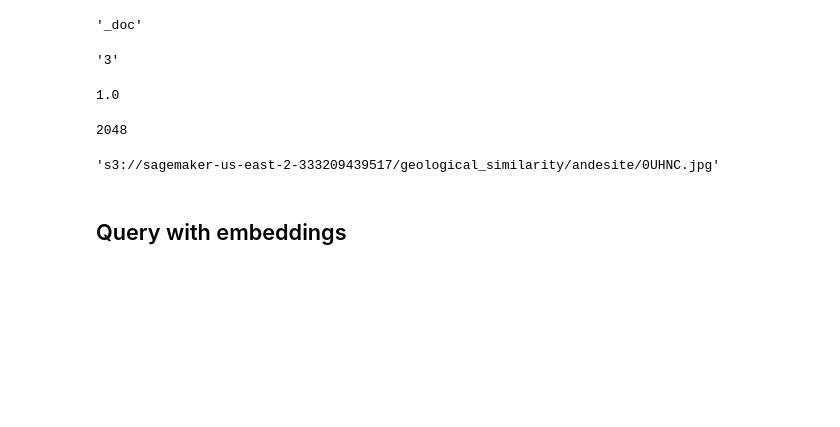
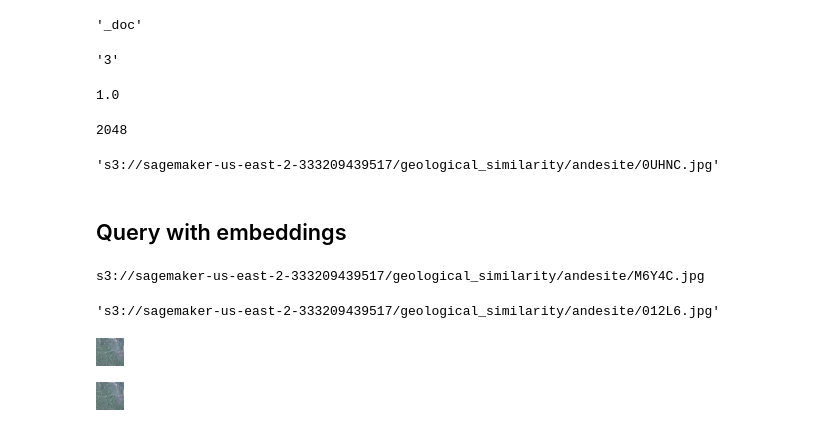
Before and after one commit to cacerca1/ImageSearch, a Jupyter notebook: AWS_test.ipynb, the cells around one changed output. Drawn from its saved outputs; the diff is of its cells as text; code cells hidden in the pictures; blank space fills up the shorter version.

```diff
--- a/AWS_test.ipynb
+++ b/AWS_test.ipynb
@@ -602,0 +680,24 @@ num_similar_images = 4
+# %%
+ii = 5
+print(res['hits']['hits'][ii]['_source']['uri'])
+query_embeddings = res['hits']['hits'][ii]['_source']['embeddings']
+num_similar_images = 10
+# %% [output]
+s3://sagemaker-us-east-2-333209439517/geological_similarity/andesite/M6Y4C.jpg
+# %%
+s3_uri = s3_uris[0]
+s3_uri
+# %% [output]
+'s3://sagemaker-us-east-2-333209439517/geological_similarity/andesite/012L6.jpg'
+# %%
+payload = s3.get_object(Bucket=data_bucket,
+                        Key=s3_uri.replace(f's3://{data_bucket}/', ''))['Body'].read()
+# %% [output]
+[figure, added]
+# %%
+im_file = BytesIO(payload)  # convert image to file-like object
+im = Image.open(im_file)   # img is now PIL Image object
+
+im
+# %% [output]
+[figure, added]
```
Also changed, not shown: parts of 57 cells of this notebook, 1 other file.
